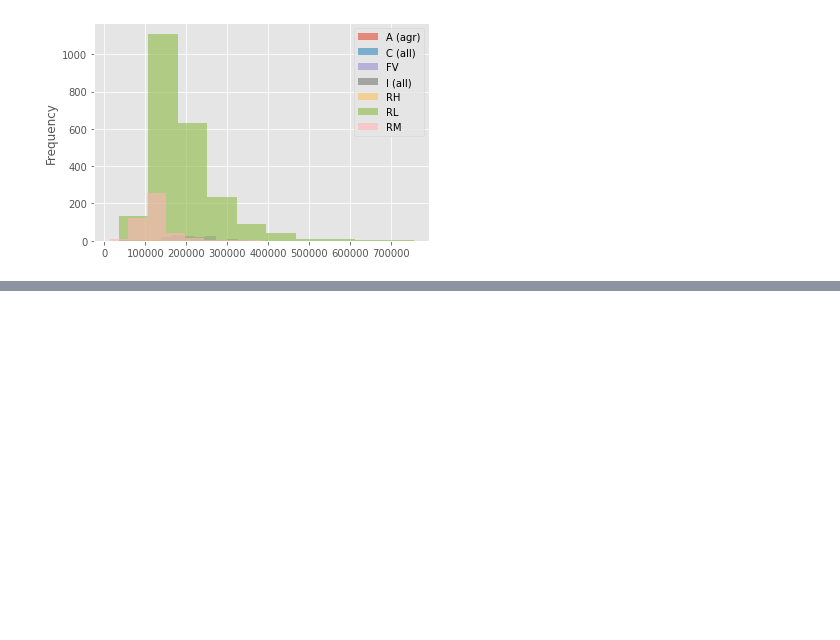
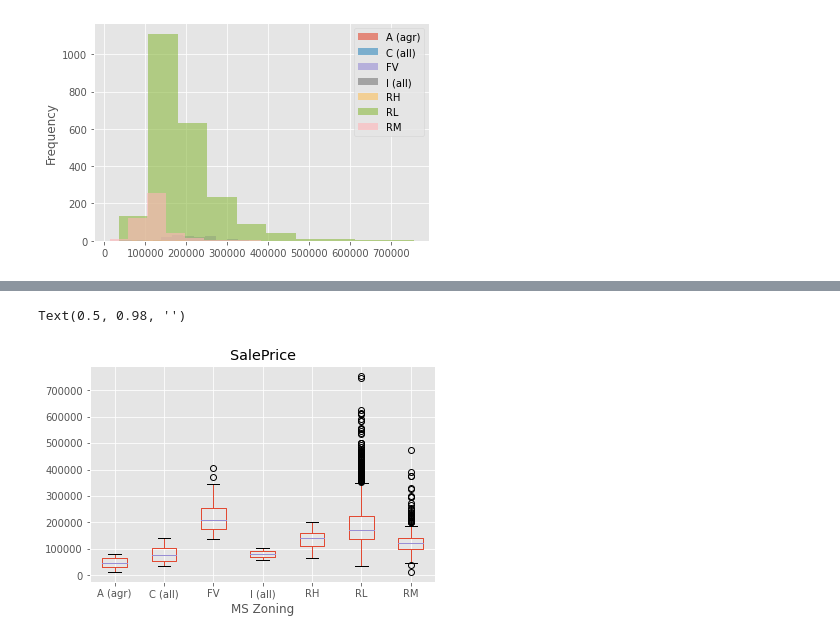
Before and after one commit to katrin2202/ML-in-forecasting-tasks, a Jupyter notebook: доклад8_12.ipynb, the cells around one changed output, grey strips where cells are left out. Cells and saved outputs as stored; diff of their text form; code cells hidden in the pictures; blank space fills up the shorter version.

```diff
--- a/доклад8_12.ipynb
+++ b/доклад8_12.ipynb
@@ -119,4 +129,7 @@ AH.describe(include=[np.object])
 # %%
-b_p = AH.boxplot(column = "SalePrice", by = "MS Zoning")
+ax = AH.boxplot(column = "SalePrice", by = "MS Zoning")
 
-b_p.get_figure().suptitle("")
+ax.get_figure().suptitle("")
+# %% [output]
+Text(0.5, 0.98, '')
+[figure, added]
```
Also changed, not shown: parts of 7 cells of this notebook.
